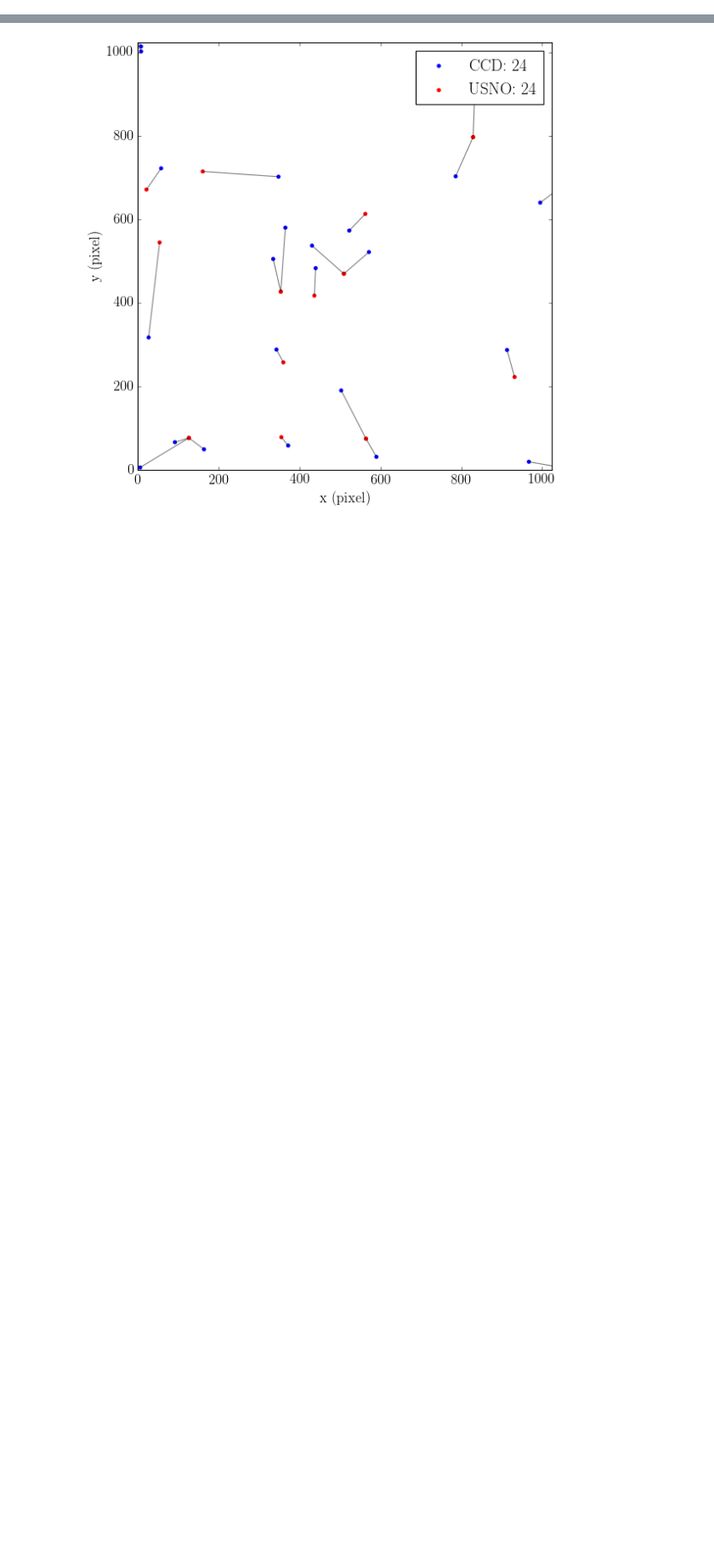
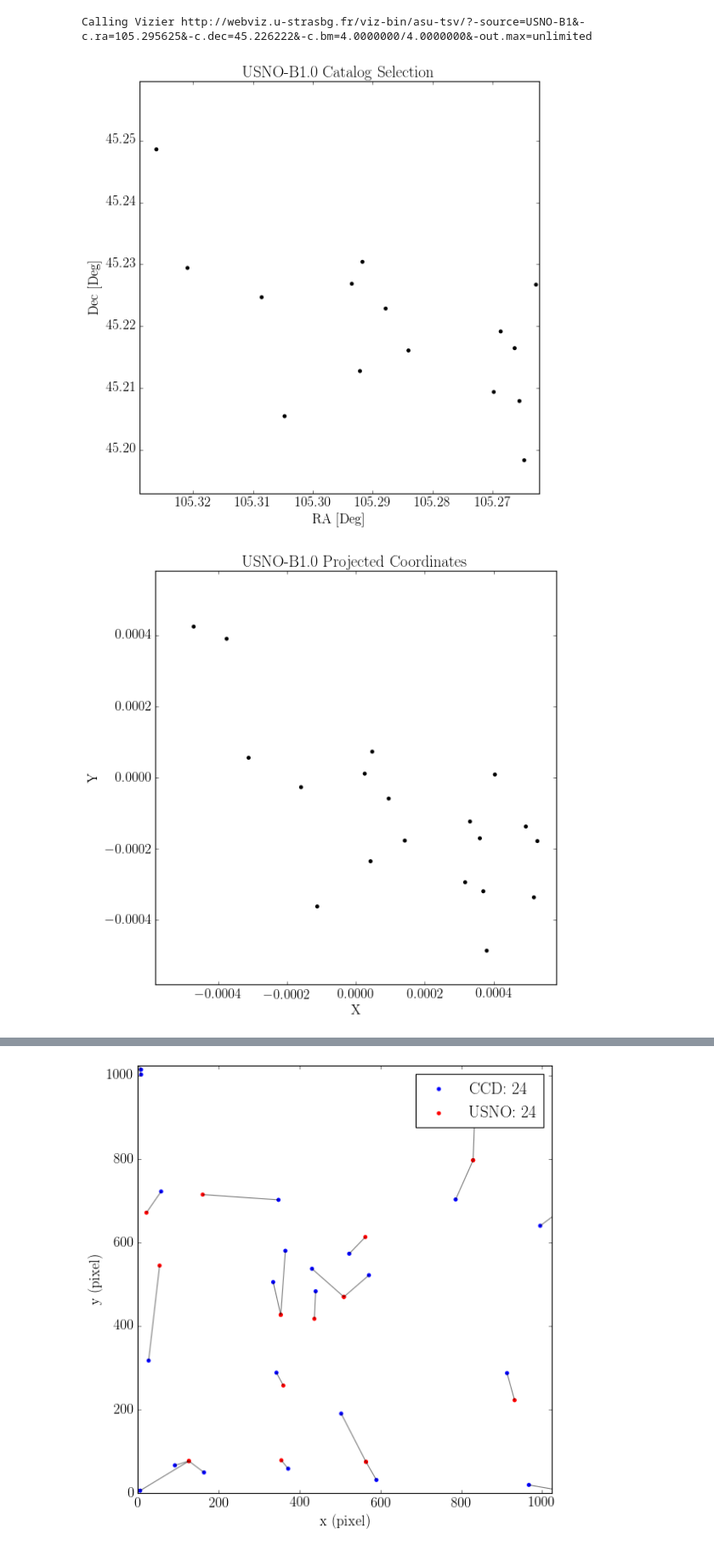
Before and after one commit to jbirky/AsteroidAstrometry, a Jupyter notebook: positions.ipynb, the cells around one changed output, grey strips where cells are left out. Shown at 85% size. Drawn from its saved outputs; the diff is of its cells as text; code cells hidden in the pictures; blank space fills up the shorter version.

```diff
--- a/positions.ipynb
+++ b/positions.ipynb
@@ -66,0 +49,9 @@ xideal, yideal = projectedToPixelIdeal(X, Y, f_p=16480/0.015)
+# %%
+#Read in one raw frame to get header info
+rawf  = fits.getheader('data/asteroids/d1038.fits')
+
+#Read in reduced arrays
+folder = 'data/egeria/egeria_'
+obs    = ['ob1','df1','ob2','df2','ob3','ob4'] #should be in order of time of observation
+data   = np.array([np.load(folder+f+'.npy') for f in obs])
+data.shape
@@ -66,0 +62,17 @@ xideal, yideal = projectedToPixelIdeal(X, Y, f_p=16480/0.015)
+# %%
+rmag  = 18
+fovam = 4
+ra0, dec0 = formatRADEC(rawf['RA'], rawf['DEC'])
+
+#Select field from USNO catalog
+name, rad, ded, rmag = selectField(ra0, dec0, fovam=fovam, rmag=rmag, plot=True)
+
+#Convert to projected coordinates
+Xusno, Yusno = angleToProjected(ra0=ra0, dec0=dec0, ra=rad, dec=ded, fovam=fovam, plot=True)
+
+#Convert to pixel coordinates using ideal transformation
+xusno_ideal, yusno_ideal = projectedToPixelIdeal(Xusno, Yusno, f_p=16480/(2*0.015))
+# %% [output]
+Calling Vizier http://webviz.u-strasbg.fr/viz-bin/asu-tsv/?-source=USNO-B1&-c.ra=105.295625&-c.dec=45.226222&-c.bm=4.0000000/4.0000000&-out.max=unlimited
+[figure, added]
+[figure, added]
```
Also changed, not shown: parts of 16 cells of this notebook.
